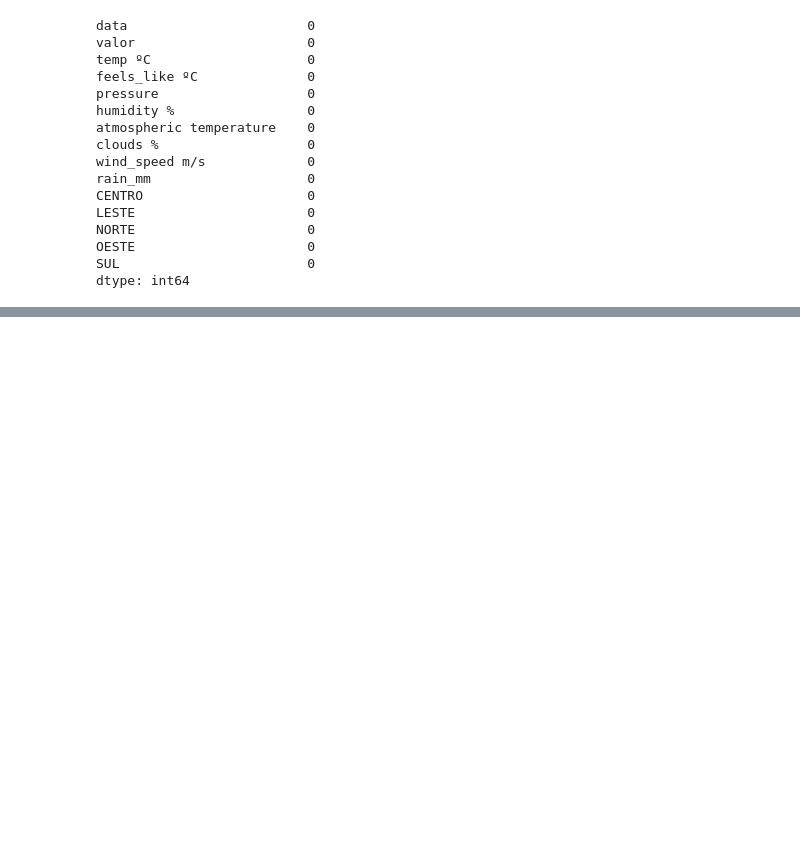
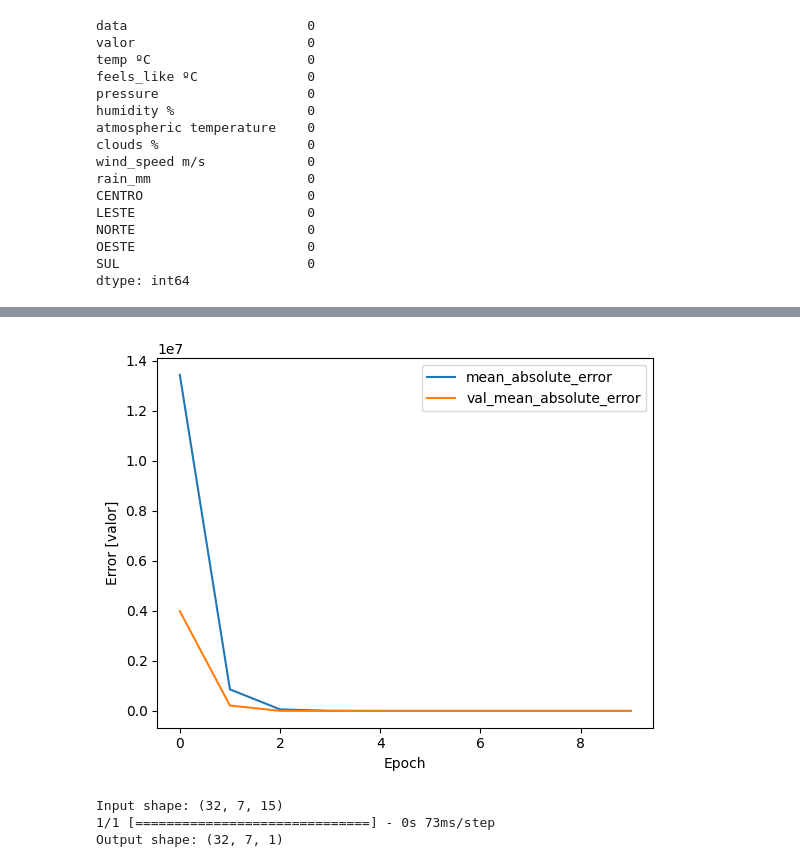
Before and after one commit to gutessitore/WeatherPrediction, a Jupyter notebook: Traffic_pred.ipynb, the cells around one changed output, grey strips where cells are left out. Saved outputs shown, nothing was run; the diff lists cells and outputs as text; code cells hidden in the pictures; blank space fills up the shorter version.

```diff
--- a/Traffic_pred.ipynb
+++ b/Traffic_pred.ipynb
@@ -506,0 +564,18 @@ KeyboardInterrupt:
+# %%
+#plot mean absolute error
+plt.plot(history.history['mean_absolute_error'], label='mean_absolute_error')
+plt.plot(history.history['val_mean_absolute_error'], label = 'val_mean_absolute_error')
+plt.xlabel('Epoch')
+plt.ylabel('Error [valor]')
+plt.legend(loc='upper right')
+plt.show()
+# %% [output]
+[figure, added]
+# %%
+#check if model is analyzing the right time series
+print('Input shape:', train_inputs.shape)
+print('Output shape:', model.predict(train_inputs).shape)
+# %% [output]
+Input shape: (32, 7, 15)
+1/1 [==============================] - 0s 73ms/step
+Output shape: (32, 7, 1)
```
Also changed, not shown: parts of 16 cells of this notebook, 1 other file.
